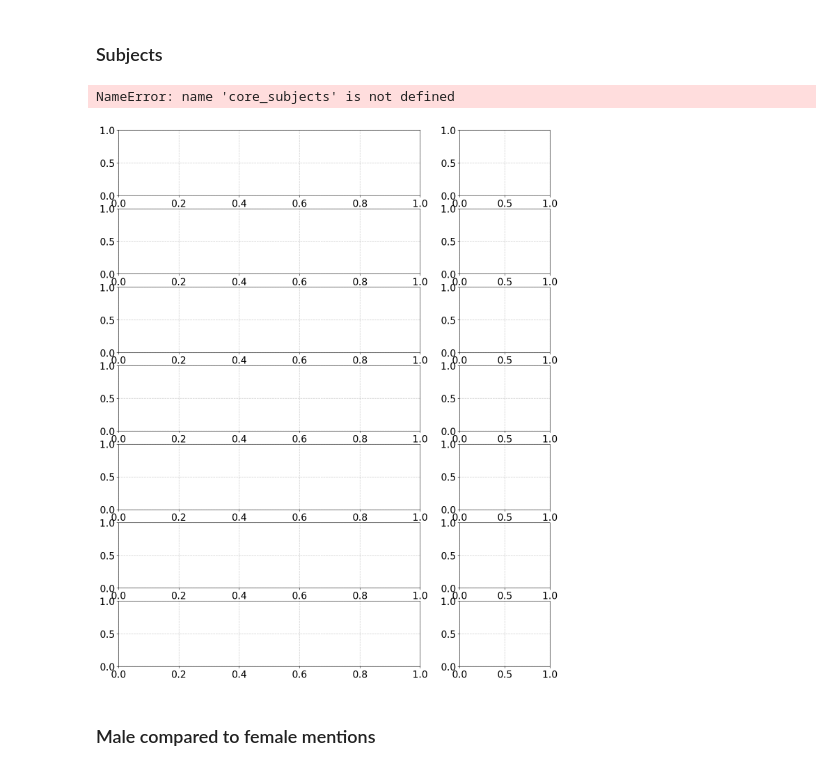
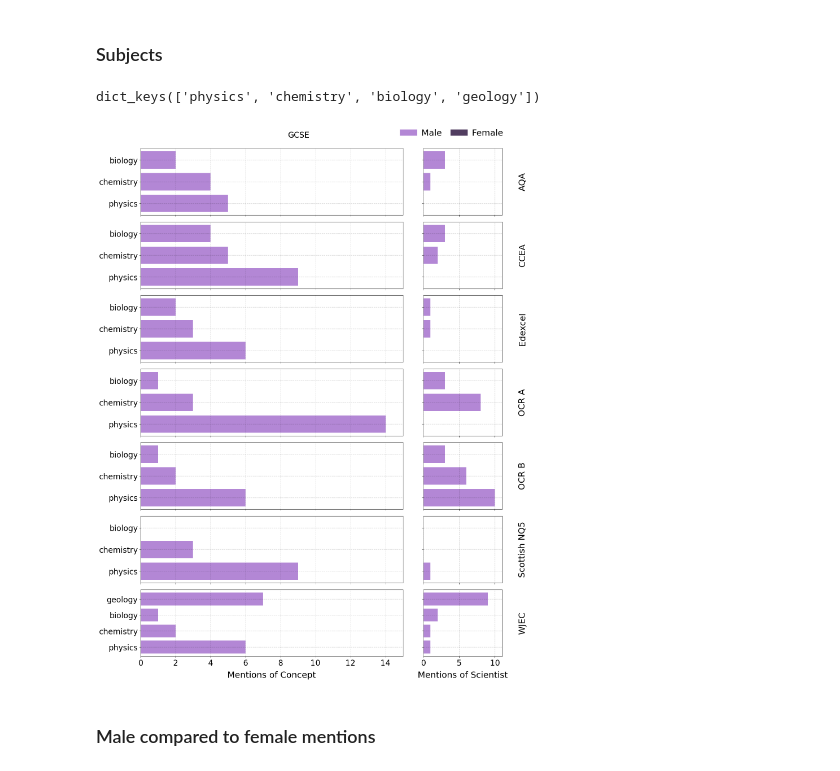
Before and after one commit to cookehmh/IncludeHerUK, a Jupyter notebook: Python/Plot_Figures_UK.ipynb, the cells around one changed output. Cells and saved outputs as stored; diff of their text form; code cells hidden in the pictures.

Commit message:
Updating code and figures

```diff
--- a/Python/Plot_Figures_UK.ipynb
+++ b/Python/Plot_Figures_UK.ipynb
@@ -39,26 +39,21 @@ colours = ["#3E284F", "#AB7AD1", "#024963", "#3D9CB3","#C7639D", "#FAA7CB", "#FF
 # %%
 import json
 
-# Set label lists and dictionary key maps
-labels = ["physics", "chemistry", "biology"]
-exam_boards = ["AQA", "CCEA", "Edexcel", "OCR", "Scottish_highers", "WJEC"]
+import json
 
-SUBJECTS = {
-    "physics": "physics",
-    "chemistry": "chemistry",
-    "biology": "biology",
-}
+# Exam boards (these really are global, so keep them explicit)
+exam_boards = ["AQA", "CCEA", "Edexcel", "OCR", "Scottish highers", "WJEC"]
 
 EXAMBOARDS = {
     "AQA": "AQA",
     "CCEA": "CCEA",
     "Edexcel": "Edexcel",
     "OCR": "OCR",
-    "Scottish_highers": "Scottish_highers",
+    "Scottish highers": "Scottish_highers",
     "WJEC": "WJEC",
 }
 
-# Read in the new JSON files with "unique" included
+# Read in the JSON files
 dataset = {}
 for board in exam_boards:
     path = f"../Stats/{EXAMBOARDS[board]}_SummaryStats_A_Level.json"
@@ -671,6 +742,7 @@ with open('../Stats/FullSummaryStatsUK_GCSE.json', 'w', encoding="utf-8") as fp:
 # ------------------------------------------------------------
 # Create horizontal bar chart for breakdown across subjects
 # ------------------------------------------------------------
+core_subjects = {"physics", "chemistry", "biology"}
 
 fig, axs = plt.subplots(
     nrows=len(exam_boards),
@@ -779,35 +851,35 @@ axs[-1, 0].set_xlabel("Mentions of Concept", labelpad=10)
 axs[-1, 1].set_xlabel("Mentions of Scientist", labelpad=10)
 
 plt.figlegend(
     ['Male', 'Female'],
     bbox_to_anchor=(0.96, 0.99),
     bbox_transform=fig.transFigure,
     ncol=2,
     borderaxespad=0.,
     handletextpad=0.5,
     columnspacing=1
 )
 
 plt.subplots_adjust(
     wspace=0.12,
     hspace=0.1,
     left=0.15,
     right=0.95,
     top=0.95,
     bottom=0.05
 )
 
 plt.suptitle('GCSE', fontsize=20)
 
 plt.savefig(
     '../Figures/summary_subjects_GCSE_UK.png',
     dpi=100,
     bbox_inches='tight'
 )
 print(dataset["WJEC_GCSE"]["subjects"].keys())
 # %% [output]
-NameError: name 'core_subjects' is not defined
+dict_keys(['physics', 'chemistry', 'biology', 'geology'])
-[figure, old version]
+[figure, new version]
 # %% [markdown]
 ### Male compared to female mentions
 # %%
```
Also changed, not shown: parts of 7 cells of this notebook, 15 other files.
